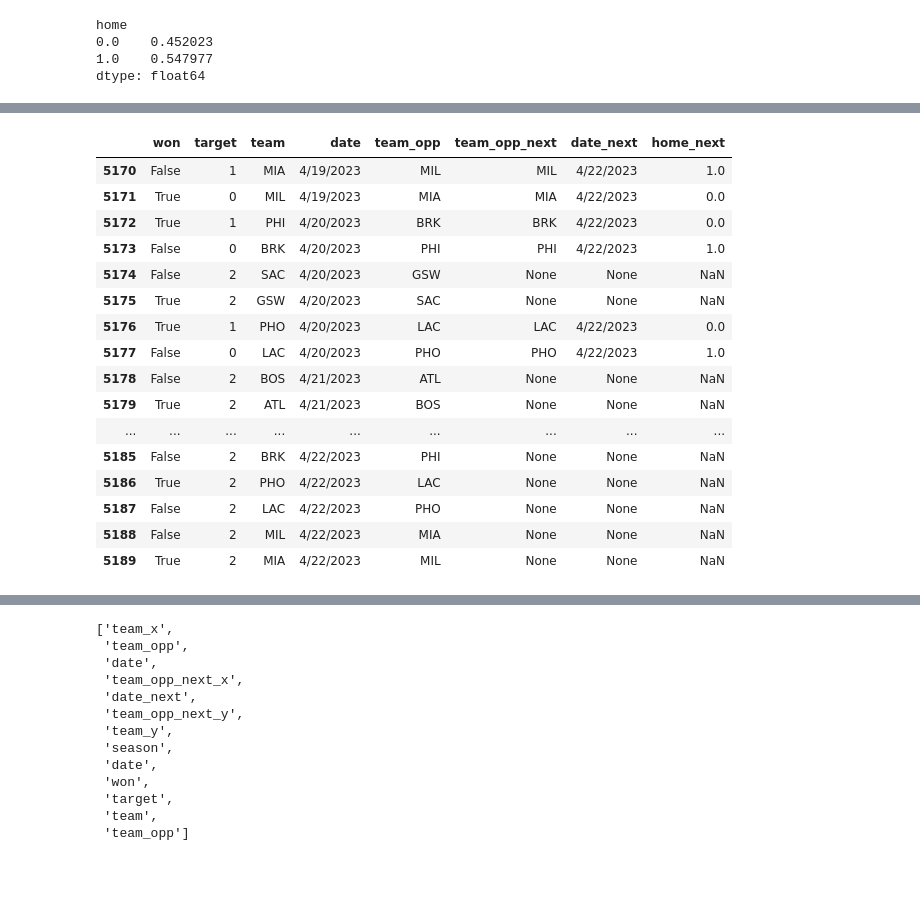
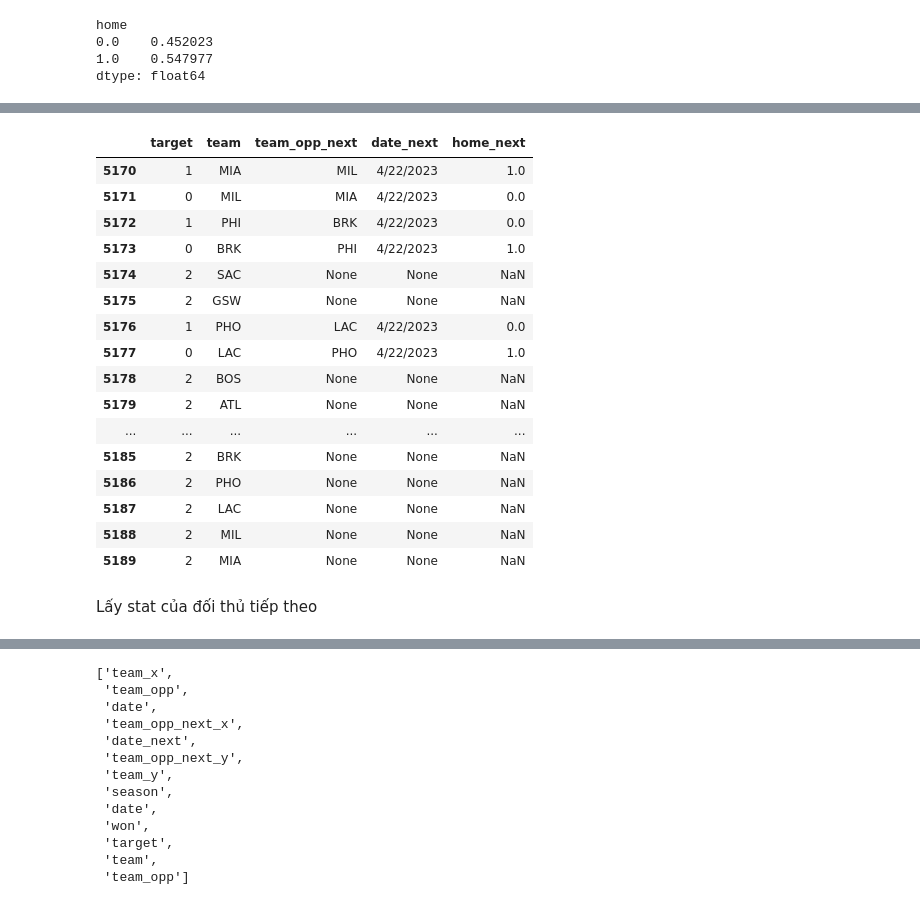
Before and after one commit to EnEnfer/DataVisz, a Jupyter notebook: predict.ipynb, the cells around one changed output, grey strips where cells are left out. Cells and saved outputs as stored; diff of their text form; code cells hidden in the pictures; blank space fills up the shorter version.

```diff
--- a/predict.ipynb
+++ b/predict.ipynb
@@ -179,7 +193,7 @@ removed_columns = ["season", "date", "won", "target", "team", "team_opp"]
 selected_columns = df.columns[~df.columns.isin(removed_columns)]
 # %%
 scaler = MinMaxScaler()
-df.loc[:, selected_columns] = scaler.fit_transform(df[selected_columns])
+df[selected_columns] = scaler.fit_transform(df[selected_columns])
 # %%
 df
 # %% [output]
@@ -293,8 +336,6 @@ df
 # %%
-df_rolling = df[list(selected_columns) + ["won", "team", "season"]]
-
 def find_team_averages(team):
-    rolling = team.rolling(10).mean()
+    rolling = team.rolling(5).mean()
     return rolling
 
 df_rolling = df_rolling.groupby(["team", "season"], group_keys=False).apply(find_team_averages)
@@ -321,0 +342,3 @@ df_rolling.head(50)
+# %%
+pd.set_option('display.max_columns', 100)
+pd.set_option('display.max_rows', 100)
@@ -322,5 +364,5 @@ df_rolling.head(50)
 # %%
-rolling_cols = [f"{col}_10" for col in df_rolling.columns]
+rolling_cols = [f"{col}_5" for col in df_rolling.columns]
 df_rolling.columns = rolling_cols
 df = pd.concat([df, df_rolling], axis=1)
 # %%
@@ -375,21 +438,23 @@ df
 # %%
-df.loc[:, ['won','target', 'team', 'date', 'team_opp', 'team_opp_next', 'date_next', 'home_next']].tail(20)
+df.loc[:, ['target', 'team', 'team_opp_next', 'date_next', 'home_next']].tail(20)
 # %% [output]
-|  | won | target | team | date | team_opp | team_opp_next | date_next | home_next |
-| 5170 | False | 1 | MIA | 4/19/2023 | MIL | MIL | 4/22/2023 | 1.0 |
-| 5171 | True | 0 | MIL | 4/19/2023 | MIA | MIA | 4/22/2023 | 0.0 |
-| 5172 | True | 1 | PHI | 4/20/2023 | BRK | BRK | 4/22/2023 | 0.0 |
-| 5173 | False | 0 | BRK | 4/20/2023 | PHI | PHI | 4/22/2023 | 1.0 |
-| 5174 | False | 2 | SAC | 4/20/2023 | GSW | None | None | NaN |
-| 5175 | True | 2 | GSW | 4/20/2023 | SAC | None | None | NaN |
-| 5176 | True | 1 | PHO | 4/20/2023 | LAC | LAC | 4/22/2023 | 0.0 |
-| 5177 | False | 0 | LAC | 4/20/2023 | PHO | PHO | 4/22/2023 | 1.0 |
-| 5178 | False | 2 | BOS | 4/21/2023 | ATL | None | None | NaN |
-| 5179 | True | 2 | ATL | 4/21/2023 | BOS | None | None | NaN |
-| ... | ... | ... | ... | ... | ... | ... | ... | ... |
-| 5185 | False | 2 | BRK | 4/22/2023 | PHI | None | None | NaN |
-| 5186 | True | 2 | PHO | 4/22/2023 | LAC | None | None | NaN |
-| 5187 | False | 2 | LAC | 4/22/2023 | PHO | None | None | NaN |
-| 5188 | False | 2 | MIL | 4/22/2023 | MIA | None | None | NaN |
-| 5189 | True | 2 | MIA | 4/22/2023 | MIL | None | None | NaN |
+|  | target | team | team_opp_next | date_next | home_next |
+| 5170 | 1 | MIA | MIL | 4/22/2023 | 1.0 |
+| 5171 | 0 | MIL | MIA | 4/22/2023 | 0.0 |
+| 5172 | 1 | PHI | BRK | 4/22/2023 | 0.0 |
+| 5173 | 0 | BRK | PHI | 4/22/2023 | 1.0 |
+| 5174 | 2 | SAC | None | None | NaN |
+| 5175 | 2 | GSW | None | None | NaN |
+| 5176 | 1 | PHO | LAC | 4/22/2023 | 0.0 |
+| 5177 | 0 | LAC | PHO | 4/22/2023 | 1.0 |
+| 5178 | 2 | BOS | None | None | NaN |
+| 5179 | 2 | ATL | None | None | NaN |
+| ... | ... | ... | ... | ... | ... |
+| 5185 | 2 | BRK | None | None | NaN |
+| 5186 | 2 | PHO | None | None | NaN |
+| 5187 | 2 | LAC | None | None | NaN |
+| 5188 | 2 | MIL | None | None | NaN |
+| 5189 | 2 | MIA | None | None | NaN |
+# %% [markdown]
+Lấy stat của đối thủ tiếp theo
 # %%
```
Also changed, not shown: parts of 49 cells of this notebook.
